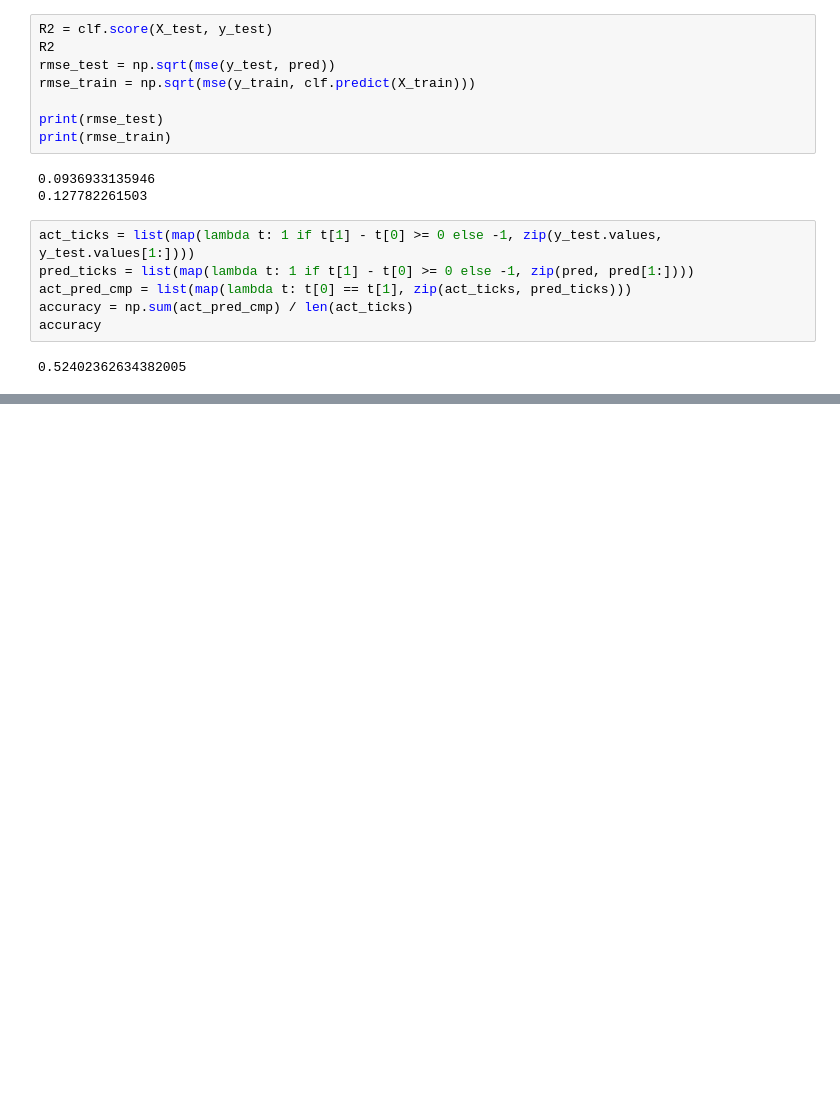
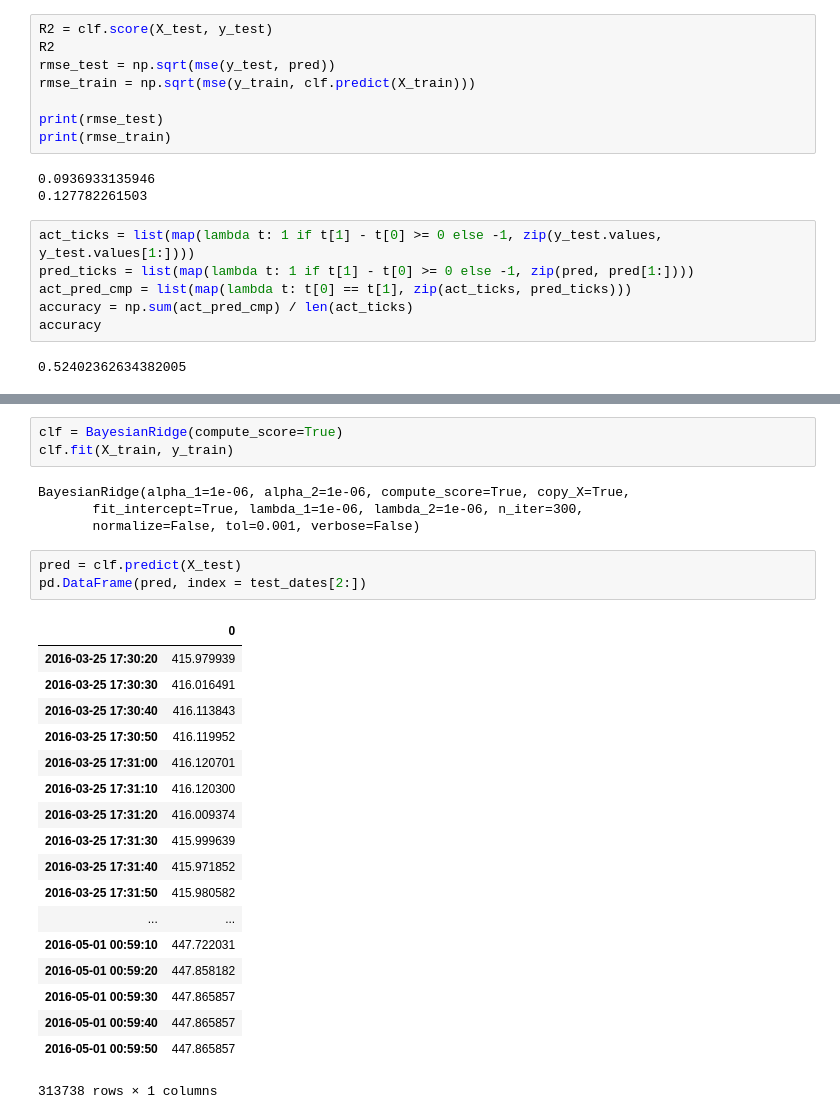
Before and after one commit to Lucsanszky/btc-price-prediction, a Jupyter notebook: data-analysis/bayesian-ridge-regression.ipynb, the cells around one changed output, grey strips where cells are left out. Cells and saved outputs as stored; diff of their text form; blank space fills up the shorter version.

```diff
--- a/data-analysis/bayesian-ridge-regression.ipynb
+++ b/data-analysis/bayesian-ridge-regression.ipynb
@@ -295,0 +358,29 @@ accuracy
+# %%
+clf = BayesianRidge(compute_score=True)
+clf.fit(X_train, y_train)
+# %% [output]
+BayesianRidge(alpha_1=1e-06, alpha_2=1e-06, compute_score=True, copy_X=True,
+       fit_intercept=True, lambda_1=1e-06, lambda_2=1e-06, n_iter=300,
+       normalize=False, tol=0.001, verbose=False)
+# %%
+pred = clf.predict(X_test)
+pd.DataFrame(pred, index = test_dates[2:])
+# %% [output]
+|  | 0 |
+| 2016-03-25 17:30:20 | 415.979939 |
+| 2016-03-25 17:30:30 | 416.016491 |
+| 2016-03-25 17:30:40 | 416.113843 |
+| 2016-03-25 17:30:50 | 416.119952 |
+| 2016-03-25 17:31:00 | 416.120701 |
+| 2016-03-25 17:31:10 | 416.120300 |
+| 2016-03-25 17:31:20 | 416.009374 |
+| 2016-03-25 17:31:30 | 415.999639 |
+| 2016-03-25 17:31:40 | 415.971852 |
+| 2016-03-25 17:31:50 | 415.980582 |
+| ... | ... |
+| 2016-05-01 00:59:10 | 447.722031 |
+| 2016-05-01 00:59:20 | 447.858182 |
+| 2016-05-01 00:59:30 | 447.865857 |
+| 2016-05-01 00:59:40 | 447.865857 |
+| 2016-05-01 00:59:50 | 447.865857 |
+313738 rows × 1 columns
```
Also changed, not shown: parts of 6 cells of this notebook, 5 other files.
